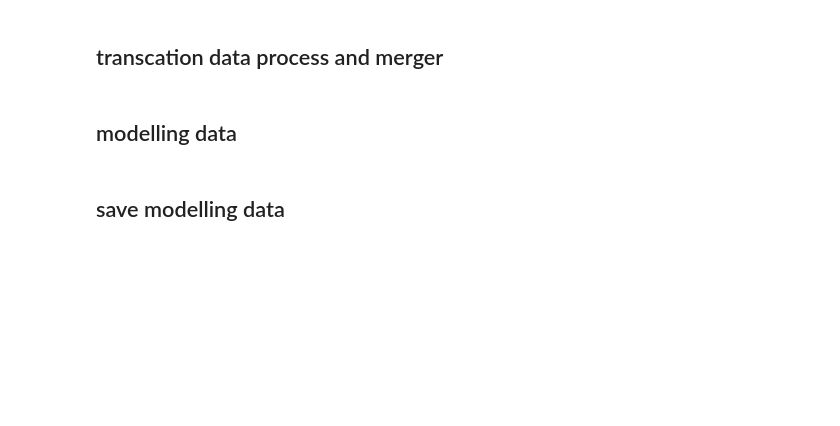
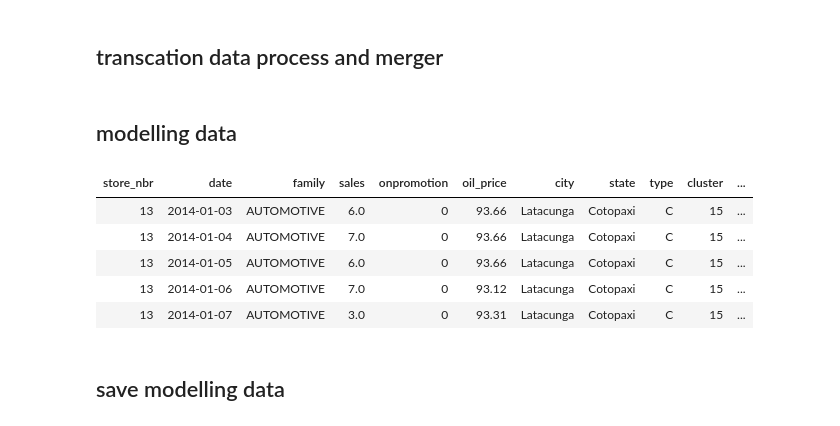
Before and after one commit to Kammarishivashankar/retail-demand-forecasting-platform, a Jupyter notebook: notebooks/01_EDA1.ipynb, the cells around one changed output. Cells and saved outputs as stored; diff of their text form; code cells hidden in the pictures; blank space fills up the shorter version.

Commit message:
modelling data v1
created modelling data as part of EDA1

```diff
--- a/notebooks/01_EDA1.ipynb
+++ b/notebooks/01_EDA1.ipynb
@@ -129,7 +171,14 @@ transcation_df.display()
 ## modelling data
 # %%
 final_modelling_data = holiday_joined.join(transcation_df,on=['store_nbr','date'],how='left')
-final_modelling_data.display()
+final_modelling_data.limit(5).display()
+# %% [output]
+| store_nbr | date | family | sales | onpromotion | oil_price | city | state | type | cluster | ... |
+| 13 | 2014-01-03 | AUTOMOTIVE | 6.0 | 0 | 93.66 | Latacunga | Cotopaxi | C | 15 | ... |
+| 13 | 2014-01-04 | AUTOMOTIVE | 7.0 | 0 | 93.66 | Latacunga | Cotopaxi | C | 15 | ... |
+| 13 | 2014-01-05 | AUTOMOTIVE | 6.0 | 0 | 93.66 | Latacunga | Cotopaxi | C | 15 | ... |
+| 13 | 2014-01-06 | AUTOMOTIVE | 7.0 | 0 | 93.12 | Latacunga | Cotopaxi | C | 15 | ... |
+| 13 | 2014-01-07 | AUTOMOTIVE | 3.0 | 0 | 93.31 | Latacunga | Cotopaxi | C | 15 | ... |
 # %% [markdown]
 ## save modelling data
 # %%
```
Also changed, not shown: parts of 19 cells of this notebook, 1 other file.
